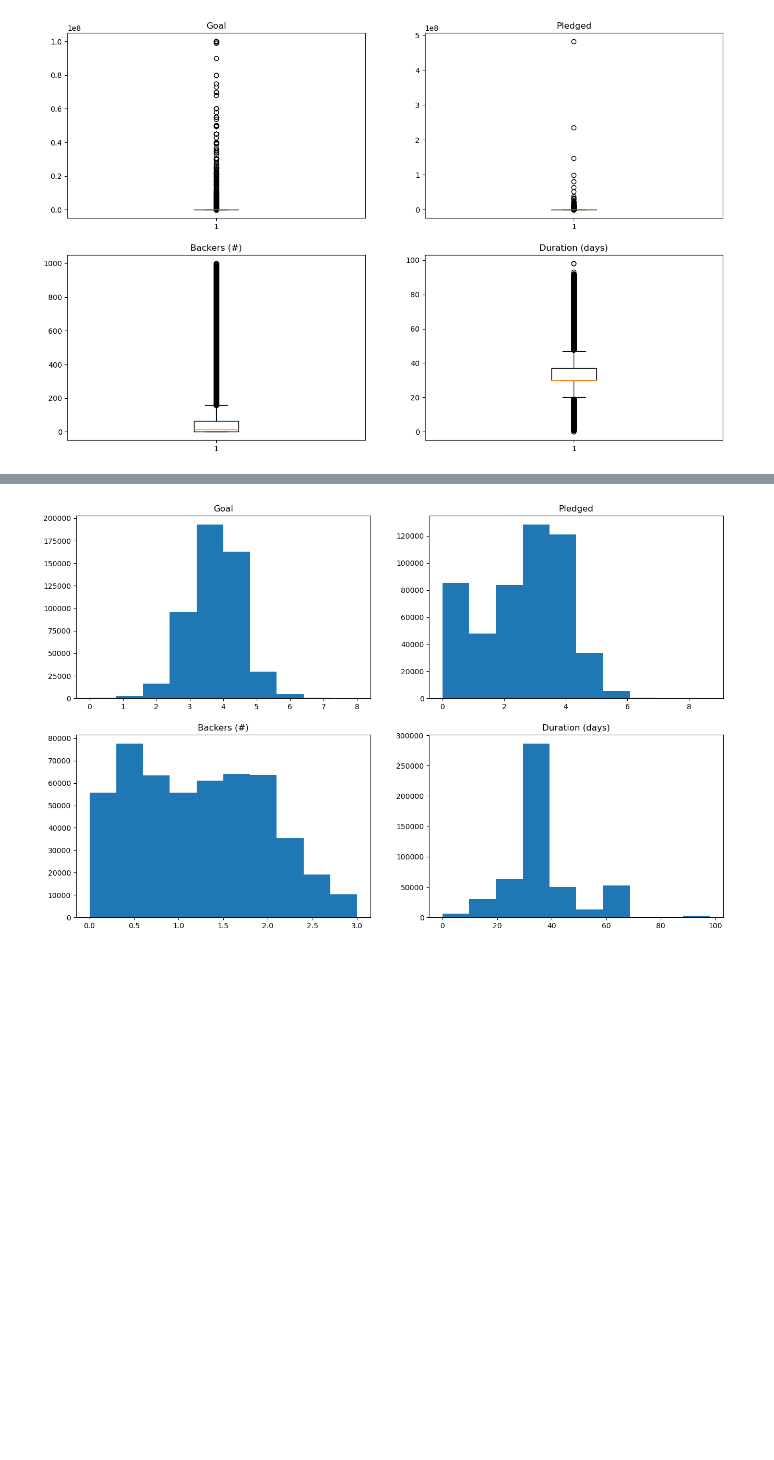
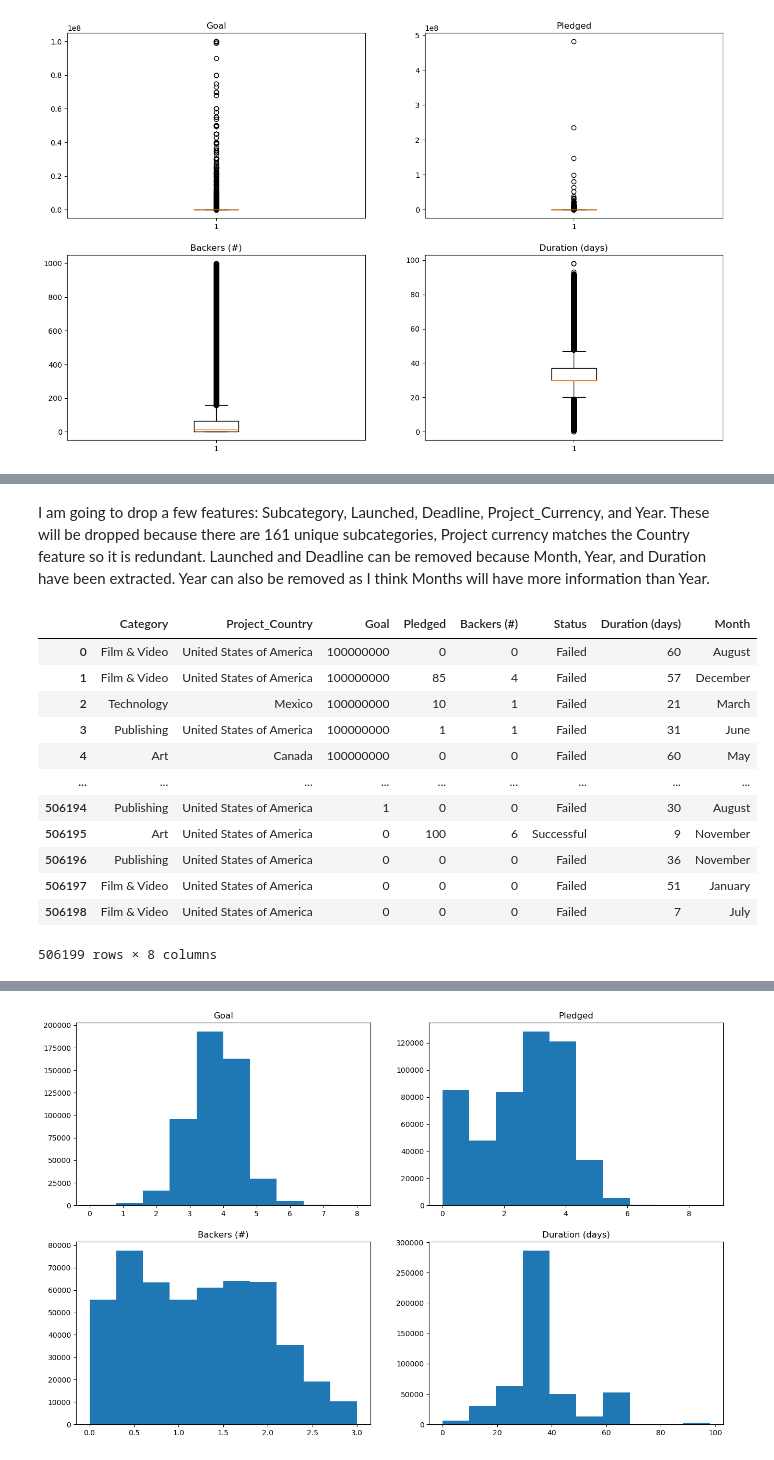
Before and after one commit to SBangarh/Kickstarter_analysis, a Jupyter notebook: eda.ipynb, the cells around one changed output, grey strips where cells are left out. Saved outputs shown, nothing was run; the diff lists cells and outputs as text; code cells hidden in the pictures; blank space fills up the shorter version.

```diff
--- a/eda.ipynb
+++ b/eda.ipynb
@@ -721,0 +759,18 @@ final_df = ks_copy.copy()
+# %% [markdown]
+I am going to drop a few features: Subcategory, Launched, Deadline, Project_Currency, and Year. These will be dropped because there are 161 unique subcategories, Project currency matches the Country feature so it is redundant. Launched and Deadline can be removed because Month, Year, and Duration have been extracted. Year can also be removed as I think Months will have more information than Year.
+# %%
+final_df.drop(['Subcategory', 'Project_Currency', 'Launched', 'Deadline', 'Year'], axis=1)
+# %% [output]
+|  | Category | Project_Country | Goal | Pledged | Backers (#) | Status | Duration (days) | Month |
+| 0 | Film & Video | United States of America | 100000000 | 0 | 0 | Failed | 60 | August |
+| 1 | Film & Video | United States of America | 100000000 | 85 | 4 | Failed | 57 | December |
+| 2 | Technology | Mexico | 100000000 | 10 | 1 | Failed | 21 | March |
+| 3 | Publishing | United States of America | 100000000 | 1 | 1 | Failed | 31 | June |
+| 4 | Art | Canada | 100000000 | 0 | 0 | Failed | 60 | May |
+| ... | ... | ... | ... | ... | ... | ... | ... | ... |
+| 506194 | Publishing | United States of America | 1 | 0 | 0 | Failed | 30 | August |
+| 506195 | Art | United States of America | 0 | 100 | 6 | Successful | 9 | November |
+| 506196 | Publishing | United States of America | 0 | 0 | 0 | Failed | 36 | November |
+| 506197 | Film & Video | United States of America | 0 | 0 | 0 | Failed | 51 | January |
+| 506198 | Film & Video | United States of America | 0 | 0 | 0 | Failed | 7 | July |
+506199 rows × 8 columns
```
Also changed, not shown: parts of 12 cells of this notebook.
